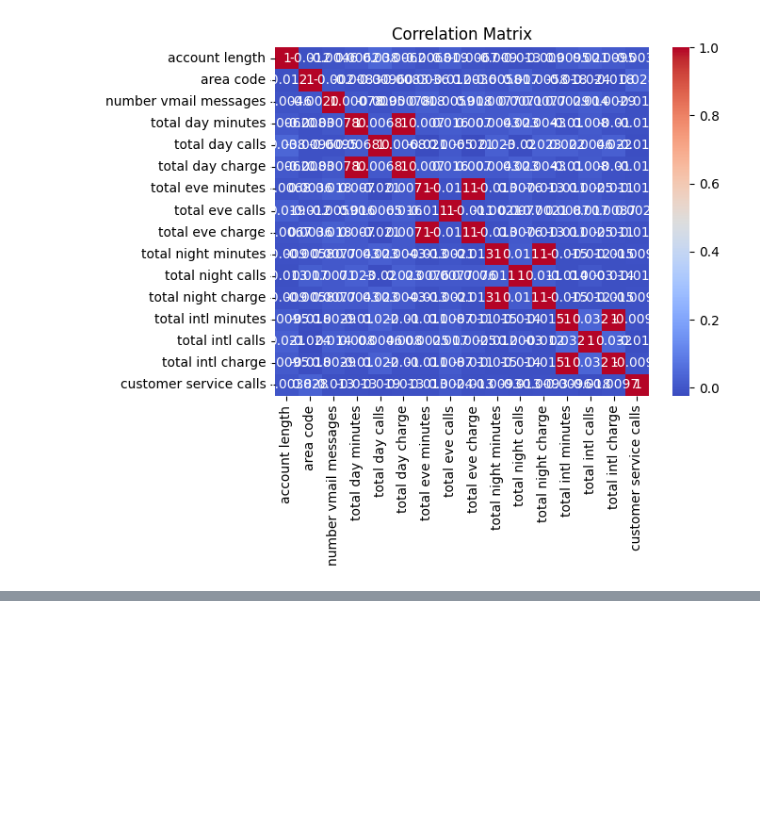
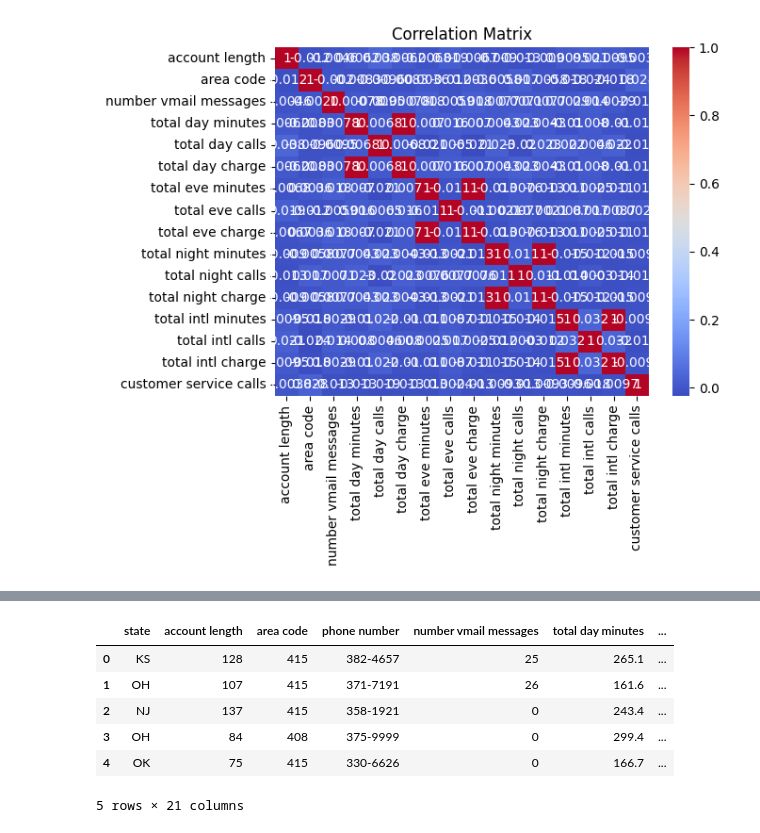
Before and after one commit to Kelvin-Shilisia/syriatel-churn-classifier, a Jupyter notebook: syriatel-churn-classifier.ipynb, the cells around one changed output, grey strips where cells are left out. Saved outputs shown, nothing was run; the diff lists cells and outputs as text; code cells hidden in the pictures; blank space fills up the shorter version.

```diff
--- a/syriatel-churn-classifier.ipynb
+++ b/syriatel-churn-classifier.ipynb
@@ -236,0 +249,28 @@ Text(0.5, 1.0, 'Correlation Matrix')
+# %%
+# Convert categorical variables using One-Hot Encoding
+df_encoded = pd.get_dummies(df, columns=['international plan', 'voice mail plan'], drop_first=True)
+
+# Derive new features
+# Assuming 'TotalCharges' and 'Tenure' columns exist in the dataset
+if 'TotalCharges' in df.columns and 'Tenure' in df.columns:
+    df_encoded['AvgChargePerMonth'] = df['TotalCharges'] / df['Tenure']
+
+# Assuming 'Age' column exists in the dataset
+if 'Age' in df.columns:
+    df_encoded['IsSenior'] = df['Age'] >= 60
+
+# Assuming 'Tenure' column exists in the dataset
+if 'Tenure' in df.columns:
+    bins = [0, 12, 24, 36, 48, 60, 72, float('inf')]
+    labels = ['0-12', '13-24', '25-36', '37-48', '49-60', '61-72', '73+']
+    df_encoded['TenureGroup'] = pd.cut(df['Tenure'], bins=bins, labels=labels, right=False)
+
+df_encoded.head()
+# %% [output]
+|  | state | account length | area code | phone number | number vmail messages | total day minutes | ... |
+| 0 | KS | 128 | 415 | 382-4657 | 25 | 265.1 | ... |
+| 1 | OH | 107 | 415 | 371-7191 | 26 | 161.6 | ... |
+| 2 | NJ | 137 | 415 | 358-1921 | 0 | 243.4 | ... |
+| 3 | OH | 84 | 408 | 375-9999 | 0 | 299.4 | ... |
+| 4 | OK | 75 | 415 | 330-6626 | 0 | 166.7 | ... |
+5 rows × 21 columns
```
Also changed, not shown: parts of 3 cells of this notebook.
